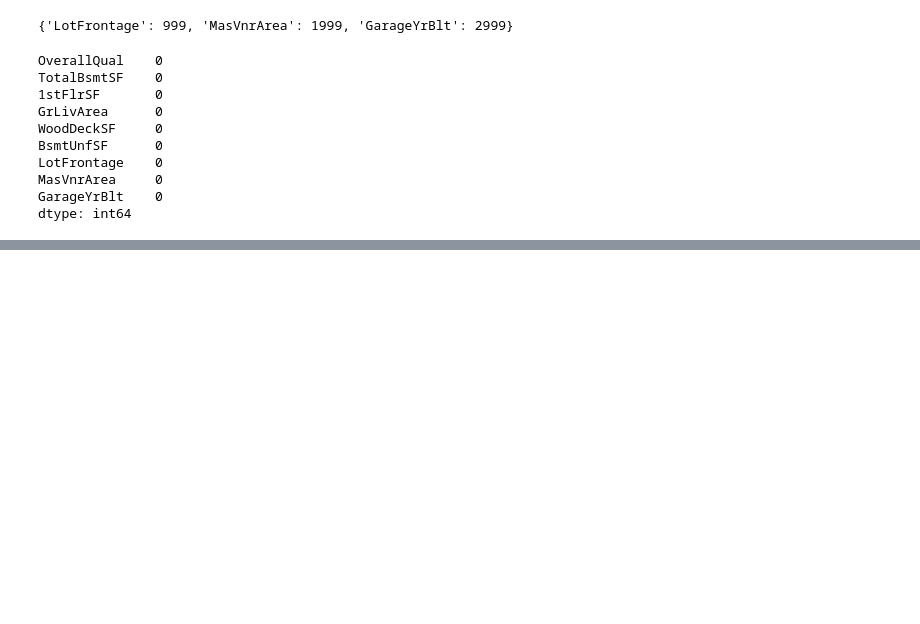
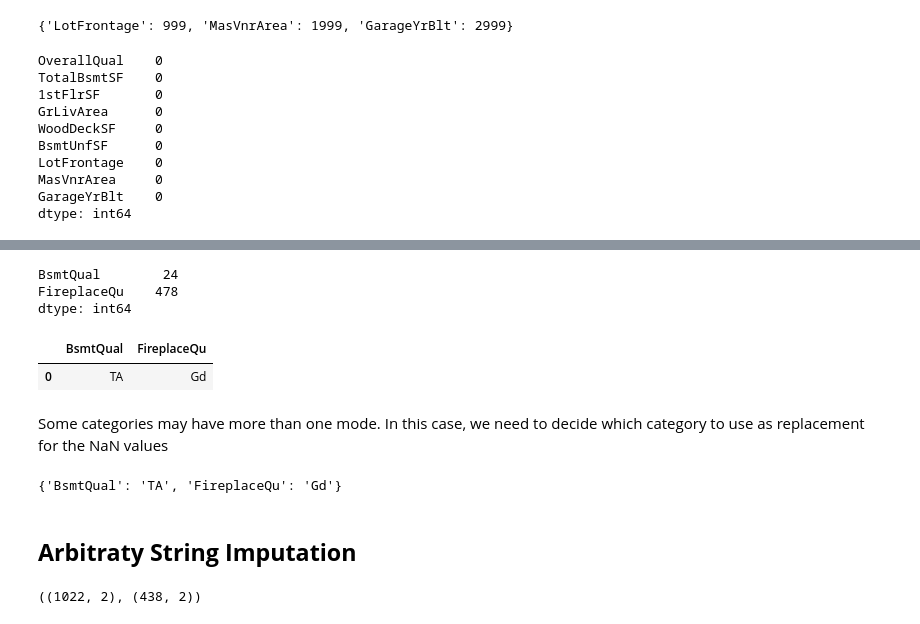
Before and after one commit to Priyo-prog/Complete-Feature-Engineering, a Jupyter notebook: Missing Data Imputation/missing_data_imputation.ipynb, the cells around one changed output, grey strips where cells are left out. Saved outputs shown, nothing was run; the diff lists cells and outputs as text; code cells hidden in the pictures; blank space fills up the shorter version.

```diff
--- a/Missing Data Imputation/missing_data_imputation.ipynb
+++ b/Missing Data Imputation/missing_data_imputation.ipynb
@@ -223,0 +251,22 @@ dtype: int64
+# %%
+# Find the missing data
+X_train.isnull().sum()
+# %% [output]
+BsmtQual        24
+FireplaceQu    478
+dtype: int64
+# %%
+# Calculate the mode
+X_train[["BsmtQual", "FireplaceQu"]].mode()
+# %% [output]
+|  | BsmtQual | FireplaceQu |
+| 0 | TA | Gd |
+# %% [markdown]
+Some categories may have more than one mode. In this case, we need to decide which category to use as replacement for the NaN values
+# %%
+# Capture the mode of the variable sin a dictionary
+
+imputation_dict = X_train[["BsmtQual", "FireplaceQu"]].mode().iloc[0].to_dict()
+imputation_dict
+# %% [output]
+{'BsmtQual': 'TA', 'FireplaceQu': 'Gd'}
@@ -223,0 +276,8 @@ dtype: int64
+# %% [markdown]
+## **Arbitraty String Imputation**
+# %%
+# Separate the training and testing set
+X_train, X_test, y_train, y_test = train_test_split(X,y, test_size=0.3, random_state=0)
+X_train.shape, X_test.shape
+# %% [output]
+((1022, 2), (438, 2))
```
Also changed, not shown: parts of 9 cells of this notebook.
